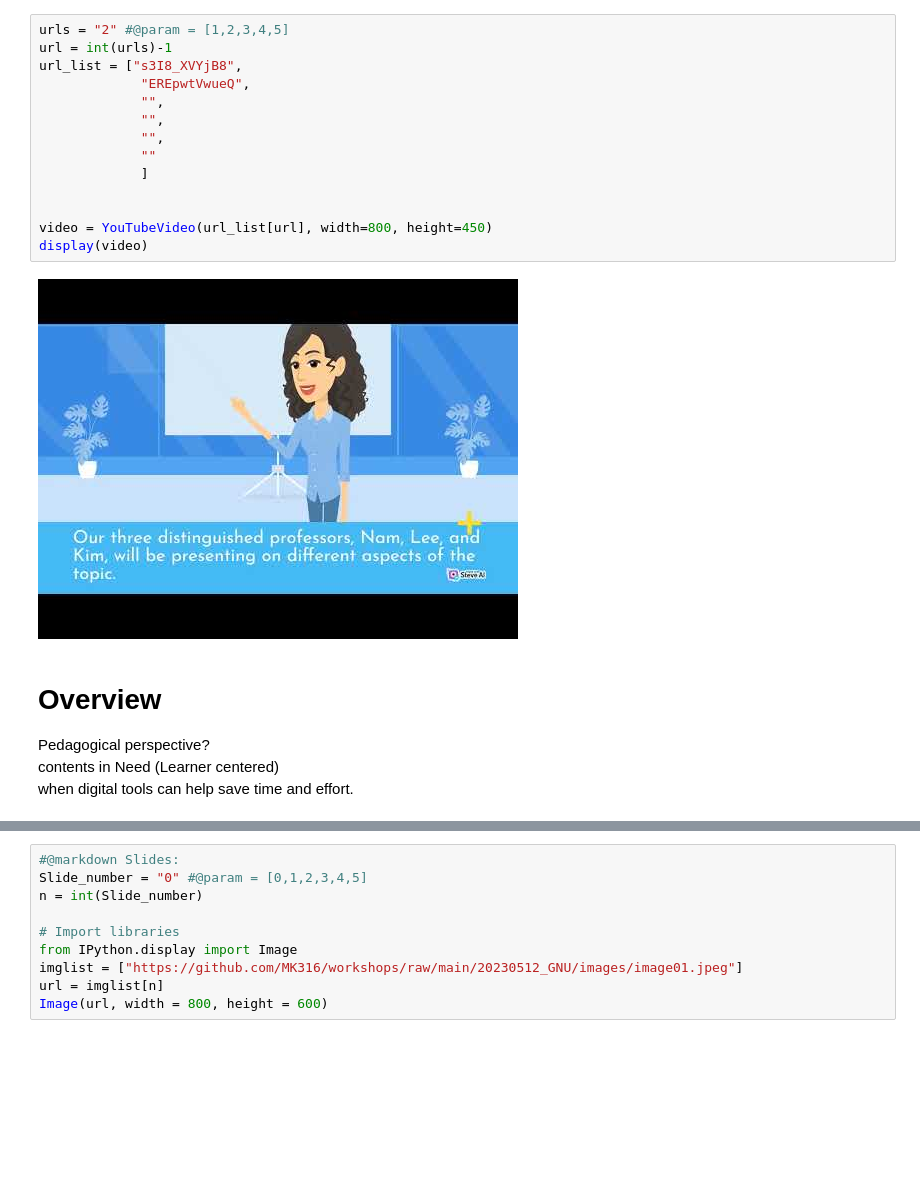
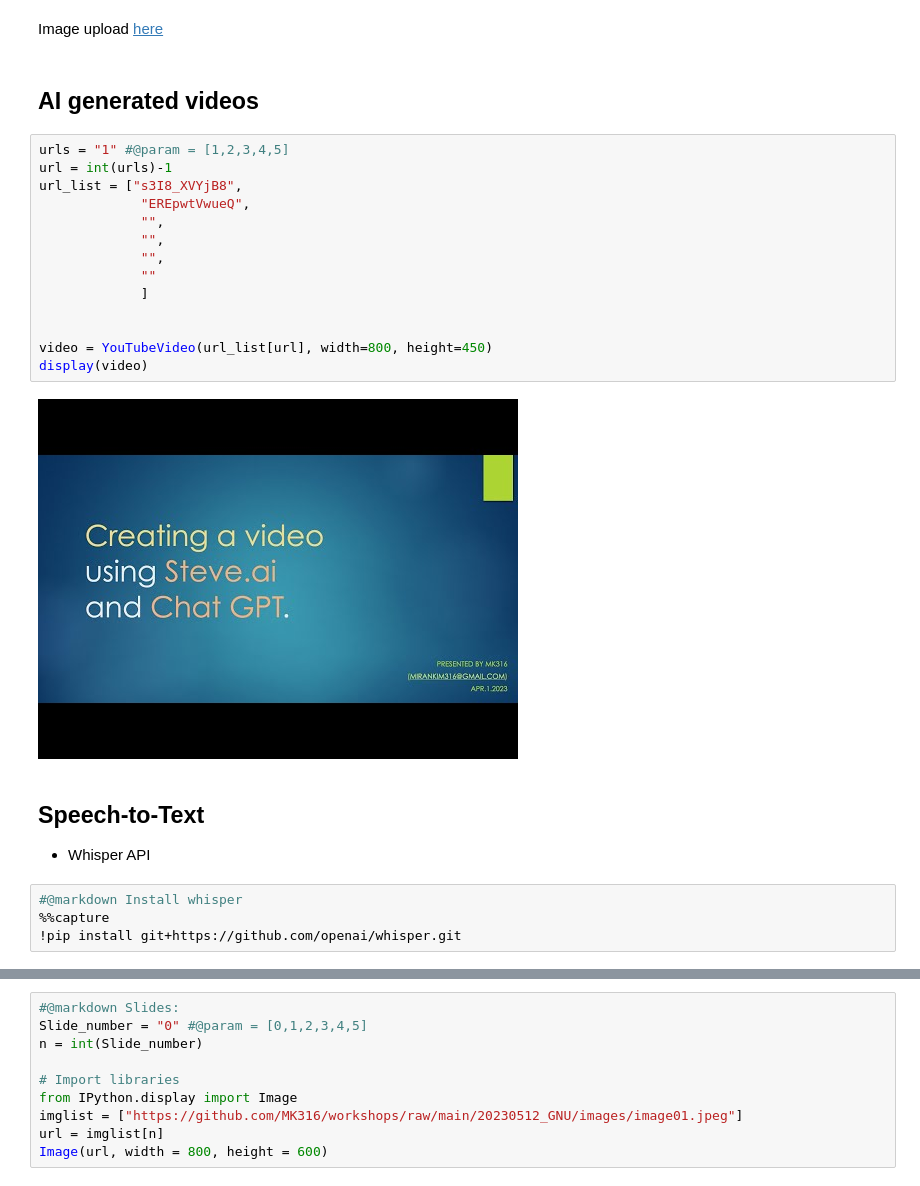
Before and after one commit to MK316/workshops, a Jupyter notebook: 20230512_GNU/GNU_session03.ipynb, the cells around one changed output, grey strips where cells are left out. Cells and saved outputs as stored; diff of their text form; blank space fills up the shorter version.

```diff
--- a/20230512_GNU/GNU_session03.ipynb
+++ b/20230512_GNU/GNU_session03.ipynb
@@ -22,22 +416,28 @@ from IPython.display import YouTubeVideo, Image, Audio, display
+# %% [markdown]
+Image upload [here](https://padlet.com/miranege/dl-board-spring-2023-9asqhuynm97r91xo)
+# %% [markdown]
+## AI generated videos
 # %%
-urls = "2" #@param = [1,2,3,4,5]
+urls = "1" #@param = [1,2,3,4,5]
 url = int(urls)-1
 url_list = ["s3I8_XVYjB8",
              "EREpwtVwueQ",
              "",
              "",
              "",
              ""
              ]
 
 
 video = YouTubeVideo(url_list[url], width=800, height=450)
 display(video)
 # %% [output]
-[figure, old version]
+[figure, new version]
-# %% [markdown]
-# **Overview**
-
-Pedagogical perspective?
-contents in Need (Learner centered)
-when digital tools can help save time and effort.
+# %% [markdown]
+## Speech-to-Text
+
++ Whisper API
+# %%
+#@markdown Install whisper
+%%capture
+!pip install git+https://github.com/openai/whisper.git
```
Also changed, not shown: parts of 54 cells of this notebook.
